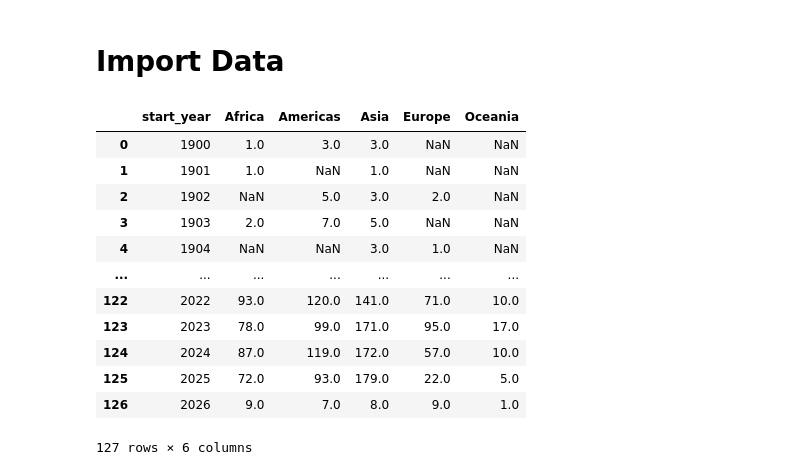
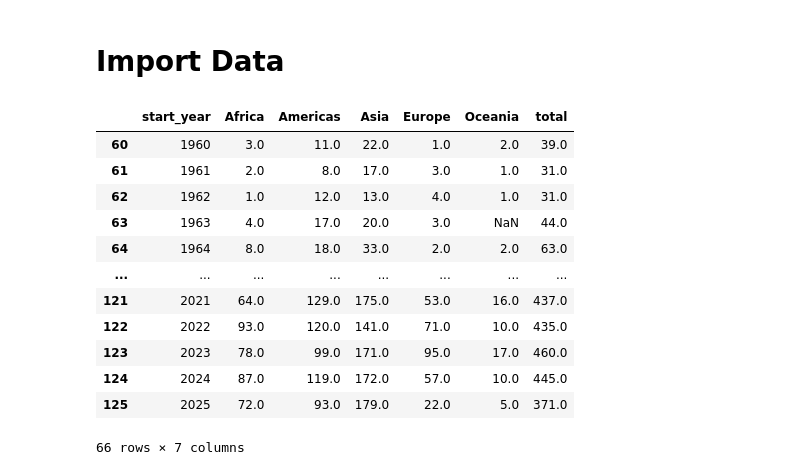
Before and after one commit to anw-g01/dataviz-anw, a Jupyter notebook: global-natural-disasters/notebooks/disasters_over_time.ipynb, the cells around one changed output. Drawn from its saved outputs; the diff is of its cells as text; code cells hidden in the pictures.

```diff
--- a/global-natural-disasters/notebooks/disasters_over_time.ipynb
+++ b/global-natural-disasters/notebooks/disasters_over_time.ipynb
@@ -5,37 +7,45 @@ import pandas as pd
 # %%
 df = pd.read_csv("../data/natural_disasters.csv", parse_dates=["start_datetime", "end_datetime"])
 
 df = (
 
     # group by year and region, count the number of disasters in each group
     df.groupby(["start_year", "region"])
     .size()
     .reset_index(name="count")      # DataFrame: start_year | region | count
 
     # tranpose each region (continent) into a column
     .pivot(
         index="start_year",
         columns="region",
         values="count"
     )
 
+    # add a column for the total number of disasters each year
+    .assign(total=lambda x: x.sum(axis=1))
+
     # format as a clean DataFrame
     .rename_axis(columns=None)      # remove name of the columns index
     .reset_index()
+
+    # filter year range
+    .loc[
+        lambda x: (x["start_year"] >= 1960) & (x["start_year"] <= 2025)
+    ]
 )
 
 df
 # %% [output]
-|  | start_year | Africa | Americas | Asia | Europe | Oceania |
-| 0 | 1900 | 1.0 | 3.0 | 3.0 | NaN | NaN |
-| 1 | 1901 | 1.0 | NaN | 1.0 | NaN | NaN |
-| 2 | 1902 | NaN | 5.0 | 3.0 | 2.0 | NaN |
-| 3 | 1903 | 2.0 | 7.0 | 5.0 | NaN | NaN |
-| 4 | 1904 | NaN | NaN | 3.0 | 1.0 | NaN |
-| ... | ... | ... | ... | ... | ... | ... |
-| 122 | 2022 | 93.0 | 120.0 | 141.0 | 71.0 | 10.0 |
-| 123 | 2023 | 78.0 | 99.0 | 171.0 | 95.0 | 17.0 |
-| 124 | 2024 | 87.0 | 119.0 | 172.0 | 57.0 | 10.0 |
-| 125 | 2025 | 72.0 | 93.0 | 179.0 | 22.0 | 5.0 |
-| 126 | 2026 | 9.0 | 7.0 | 8.0 | 9.0 | 1.0 |
+|  | start_year | Africa | Americas | Asia | Europe | Oceania | total |
+| 60 | 1960 | 3.0 | 11.0 | 22.0 | 1.0 | 2.0 | 39.0 |
+| 61 | 1961 | 2.0 | 8.0 | 17.0 | 3.0 | 1.0 | 31.0 |
+| 62 | 1962 | 1.0 | 12.0 | 13.0 | 4.0 | 1.0 | 31.0 |
+| 63 | 1963 | 4.0 | 17.0 | 20.0 | 3.0 | NaN | 44.0 |
+| 64 | 1964 | 8.0 | 18.0 | 33.0 | 2.0 | 2.0 | 63.0 |
+| ... | ... | ... | ... | ... | ... | ... | ... |
+| 121 | 2021 | 64.0 | 129.0 | 175.0 | 53.0 | 16.0 | 437.0 |
+| 122 | 2022 | 93.0 | 120.0 | 141.0 | 71.0 | 10.0 | 435.0 |
+| 123 | 2023 | 78.0 | 99.0 | 171.0 | 95.0 | 17.0 | 460.0 |
+| 124 | 2024 | 87.0 | 119.0 | 172.0 | 57.0 | 10.0 | 445.0 |
+| 125 | 2025 | 72.0 | 93.0 | 179.0 | 22.0 | 5.0 | 371.0 |
-127 rows × 6 columns
+66 rows × 7 columns
```
Also changed, not shown: parts of 2 cells of this notebook, 1 other file.
